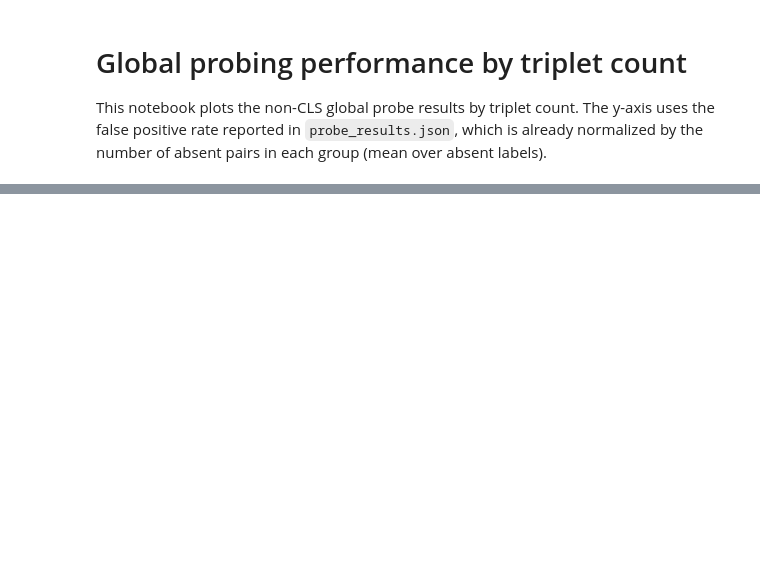
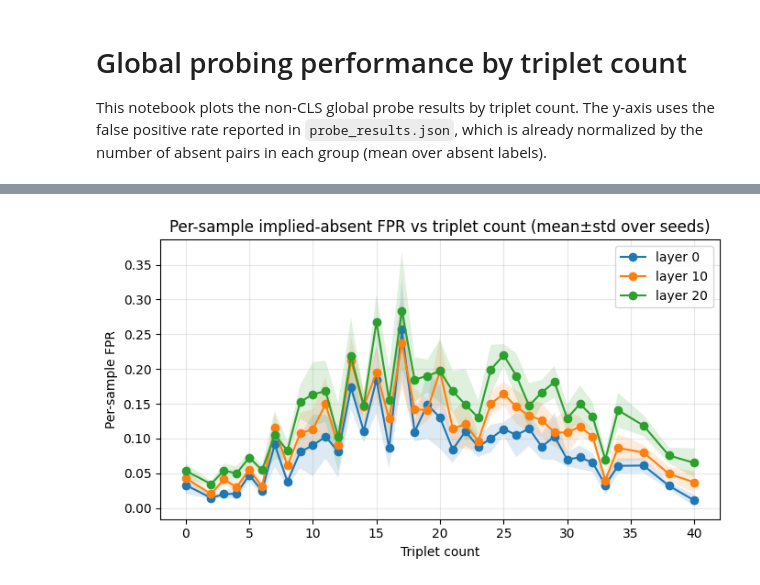
Before and after one commit to kellemNegasi/binding-open-vlm, a Jupyter notebook: analysis/plot_global_probe_performance.ipynb, the cells around one changed output, grey strips where cells are left out. Saved outputs shown, nothing was run; the diff lists cells and outputs as text; code cells hidden in the pictures; blank space fills up the shorter version.

```diff
--- a/analysis/plot_global_probe_performance.ipynb
+++ b/analysis/plot_global_probe_performance.ipynb
@@ -98,7 +99,7 @@ from sklearn.model_selection import train_test_split
 
 EMBEDDINGS_PATHS = [
     Path("../output/probing_global/scene_description_balanced_2d_qwen2.5-VL-7B-Instruct/global_embeddings.npz"),
-    Path("../output/probing_global/scene_description_balanced_2d_qwen3-vl-30b-a3b-instruct/global_embeddings.npz"),
+    Path("../output/probing_global/scene_description_balanced_2d_qwen2.5-VL-32B-Instruct/global_embeddings.npz"),
 ]
 
 # Match training settings
@@ -187,0 +190,72 @@ plt.show()
+# %%
+from pathlib import Path
+import numpy as np
+import matplotlib.pyplot as plt
+import re
+
+run_dir = Path("../output/probing_global/scene_description_balanced_2d_qwen2.5-VL-7B-Instruct/probes")
+inter_dir = run_dir / "intermediates"
+
+def per_sample_fpr_by_triplet(npz_path: Path):
+    z = np.load(npz_path)
+    triplet = z["triplet_count_per_sample"]
+    y_pred = z["y_pred"].astype(bool)
+    implied = z["y_implied_absent"].astype(bool)
+
+    # per-sample FPR on implied-absent pairs
+    fpr_s = np.full(triplet.shape[0], np.nan, dtype=float)
+    for i in range(len(triplet)):
+        m = implied[i]
+        if m.any():
+            fpr_s[i] = y_pred[i, m].mean()
+
+    out = {}
+    for t in np.unique(triplet):
+        mask_t = triplet == t
+        vals = fpr_s[mask_t]
+        vals = vals[np.isfinite(vals)]
+        out[int(t)] = float(vals.mean()) if len(vals) else np.nan
+    return out
+
+# Load all layers/seeds in this run
+files = sorted(inter_dir.glob("X_*_seed*.npz"))
+
+series = {}  # layer -> (xs, ys)
+for f in files:
+    m = re.match(r"(X_\d+)_seed(\d+)\.npz$", f.name)
+    if not m:
+        continue
+    feat = m.group(1)               # e.g. X_0
+    layer = int(feat.split("_")[1]) # 0, 10, 20
+    d = per_sample_fpr_by_triplet(f)
+    xs = np.array(sorted(d.keys()))
+    ys = np.array([d[x] for x in xs])
+    series.setdefault(layer, []).append((xs, ys))
+
+# Average across seeds (aligning on xs)
+avg_series = {}
+for layer, seed_series in series.items():
+    all_x = sorted(set(np.concatenate([xs for xs, _ in seed_series])))
+    mat = []
+    for xs, ys in seed_series:
+        mp = {int(x): float(y) for x, y in zip(xs, ys)}
+        mat.append([mp.get(x, np.nan) for x in all_x])
+    mat = np.array(mat, dtype=float)
+    avg = np.nanmean(mat, axis=0)
+    std = np.nanstd(mat, axis=0)
+    avg_series[layer] = (np.array(all_x), avg, std)
+
+plt.figure(figsize=(7,4))
+for layer in sorted(avg_series):
+    xs, avg, std = avg_series[layer]
+    plt.plot(xs, avg, marker="o", label=f"layer {layer}")
+    plt.fill_between(xs, avg-std, avg+std, alpha=0.15)
+plt.title("Per-sample implied-absent FPR vs triplet count (mean±std over seeds)")
+plt.xlabel("Triplet count")
+plt.ylabel("Per-sample FPR")
+plt.grid(alpha=0.3)
+plt.legend()
+plt.tight_layout()
+plt.show()
+# %% [output]
+[figure, added]
```
Also changed, not shown: parts of 2 cells of this notebook, 19 other files.
